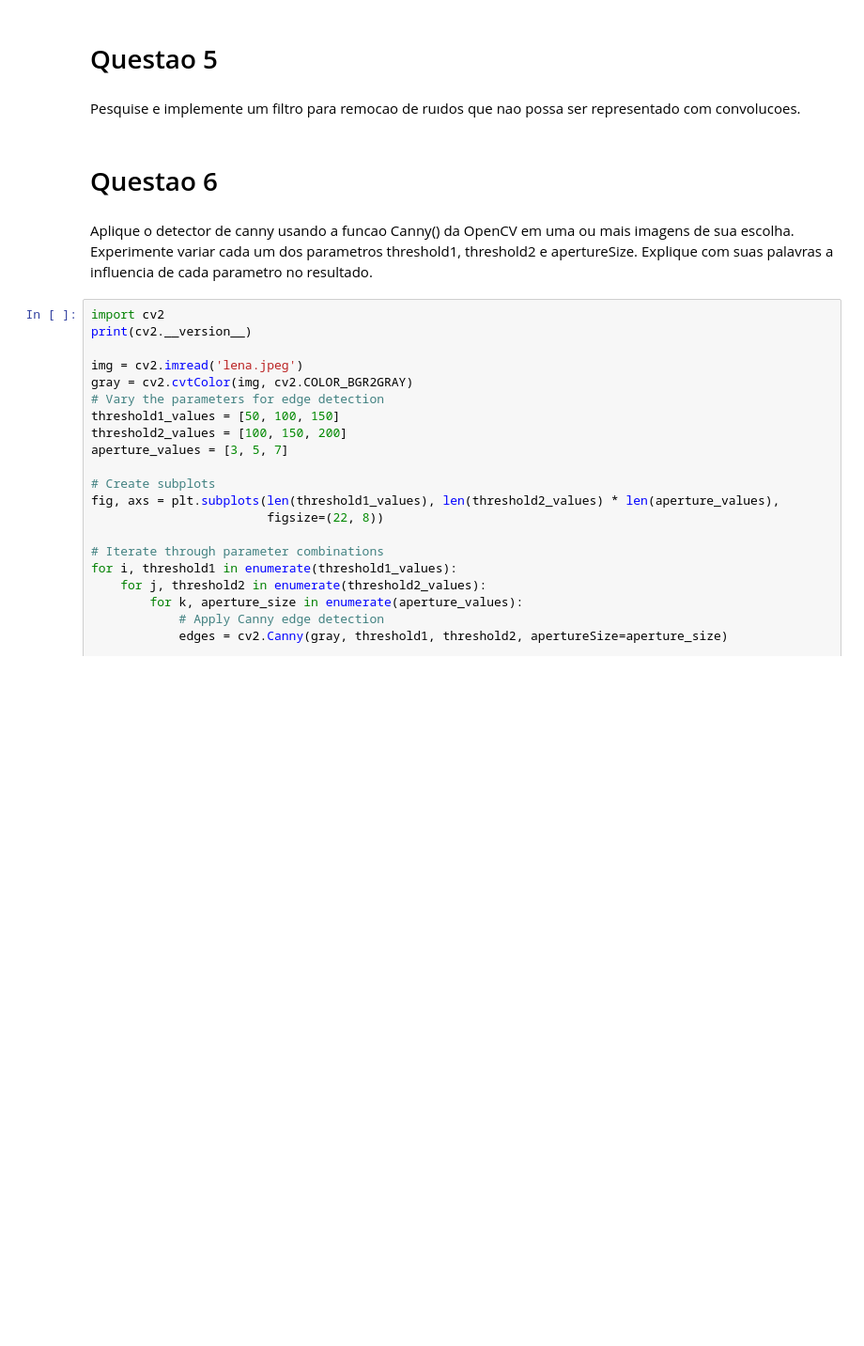
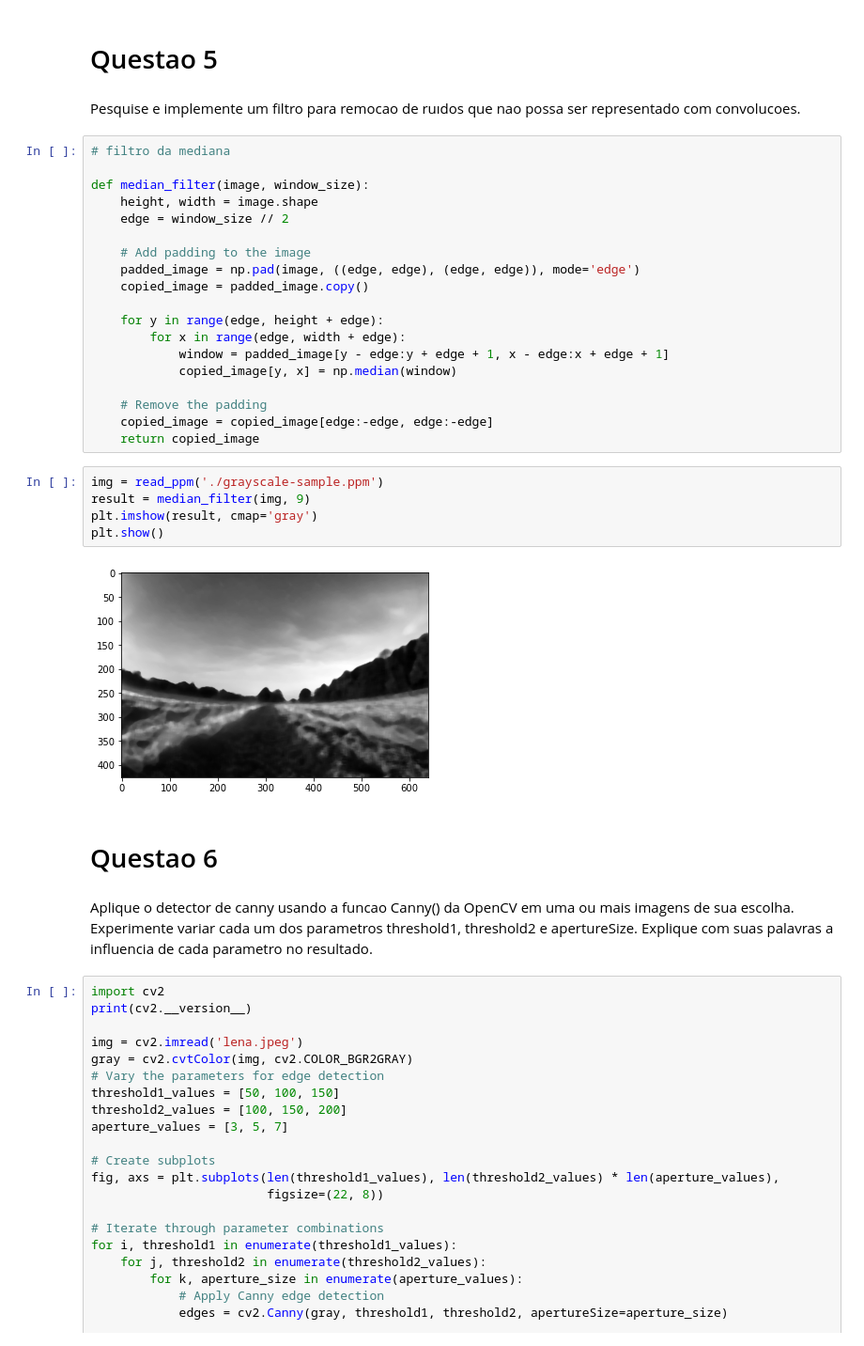
Before and after one commit to JonathanYuri/Computer-Vision, a Jupyter notebook: Lista1/lista.ipynb, the cells around one changed output. Shown at 94% size. Cells and saved outputs as stored; diff of their text form; blank space fills up the shorter version.

```diff
--- a/Lista1/lista.ipynb
+++ b/Lista1/lista.ipynb
@@ -202,6 +201,32 @@ plt.show()
 # Questao 5
 # %% [markdown]
 Pesquise e implemente um filtro para remocao de ruıdos que nao possa ser representado com convolucoes.
+# %%
+# filtro da mediana
+
+def median_filter(image, window_size):
+    height, width = image.shape
+    edge = window_size // 2
+
+    # Add padding to the image
+    padded_image = np.pad(image, ((edge, edge), (edge, edge)), mode='edge')
+    copied_image = padded_image.copy()
+
+    for y in range(edge, height + edge):
+        for x in range(edge, width + edge):
+            window = padded_image[y - edge:y + edge + 1, x - edge:x + edge + 1]
+            copied_image[y, x] = np.median(window)
+
+    # Remove the padding
+    copied_image = copied_image[edge:-edge, edge:-edge]
+    return copied_image
+# %%
+img = read_ppm('./grayscale-sample.ppm')
+result = median_filter(img, 9)
+plt.imshow(result, cmap='gray')
+plt.show()
+# %% [output]
+[figure, added]
 # %% [markdown]
 # Questao 6
 # %% [markdown]
```
Also changed, not shown: parts of 20 cells of this notebook, 5 other files.
